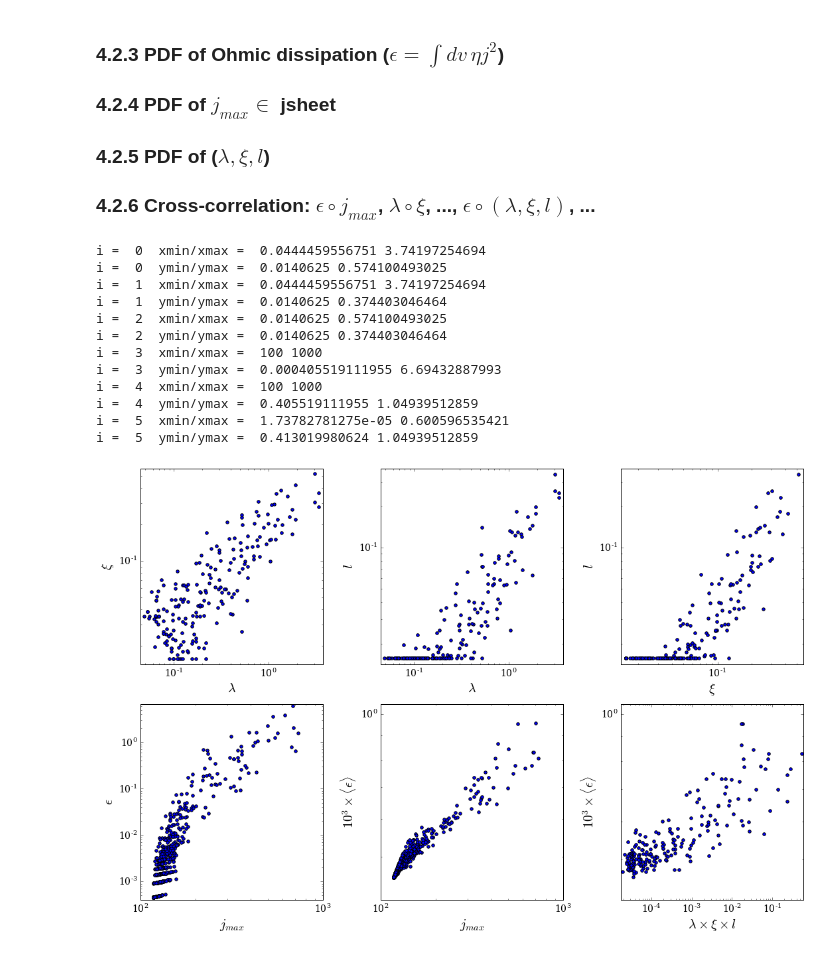
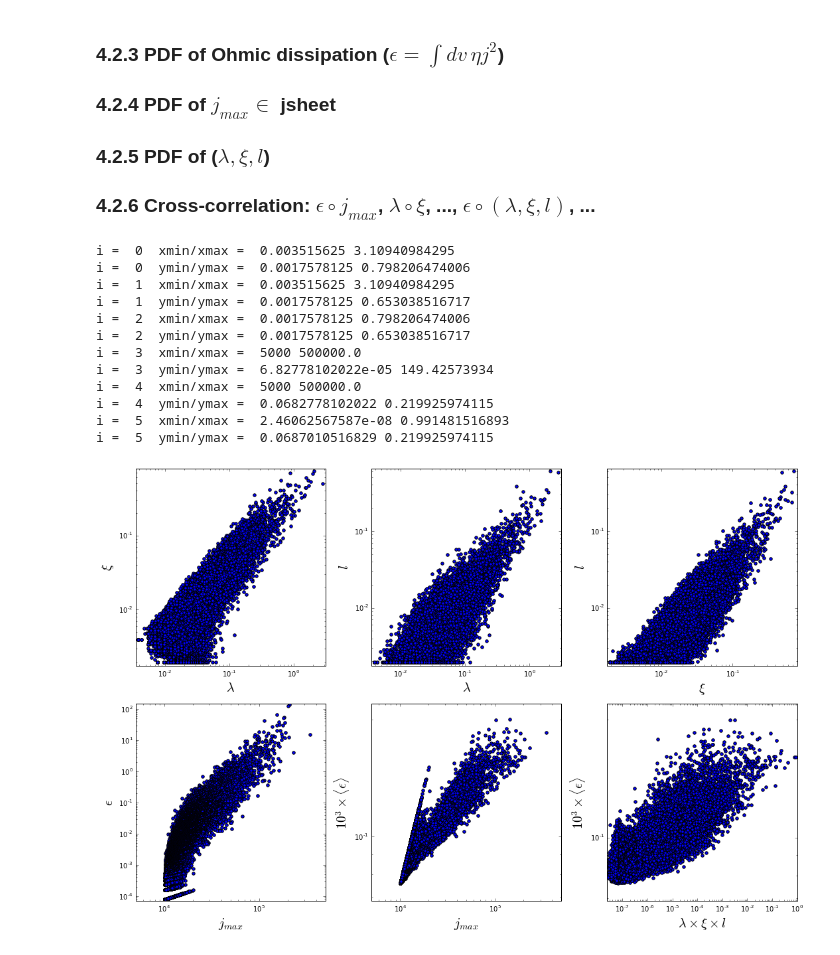
Before and after one commit to jmshi/reconnection, a Jupyter notebook: Finding the current sheet.ipynb, the cells around one changed output. Cells and saved outputs as stored; diff of their text form; code cells hidden in the pictures.

```diff
--- a/Finding the current sheet.ipynb
+++ b/Finding the current sheet.ipynb
@@ -264,7 +433,7 @@ plt.tight_layout()
 #from mpl_toolkits.axes_grid1 import make_axes_locatable
 
 # can we search for the current given a point on the grid?
-(s,t,v) = (59, 124, 21)  #jlist[2] # jlist[5] <--(80,100,16) # a given point
+(s,t,v) = (301, 289, 556)  #jlist[2] # jlist[0] <--[301 289 556] # a given point
 #print jlist_sorted[2].keys()
 
 for i in range(0,len(jlist_sorted)):
@@ -386,6 +567,7 @@ plt.tight_layout()
 # %%
 from sklearn.decomposition import PCA
 # prepare grid points with sheet found above
+jsheet = jlist_sorted[0]
 locs = np.array(jsheet.keys())
 
 pca = PCA(n_components=3)
@@ -517,7 +711,9 @@ for i in range(3):
   plt.locator_params(axis='x',nbins=6)
   plt.ylabel('Counts',size=20)
   #plt.title('Histogram of '+r' $d_{}:$'.format(str(i)),size=16)
+  if(i==2):
+    plt.text(0.5,0.5,size_label,rotation=90,size=13)
 
-plt.text (80,450,size_label,rotation=90,size=13)
+
 plt.tight_layout()
 # %% [output]
@@ -583,7 +783,7 @@ number of sheets > 9cells =  204
 # %%
 import matplotlib.gridspec as gridspec
 
-jth=118.1
+jth=10182.3247772
 #print size
 nframe = 2
 nplot  = 3
@@ -594,44 +794,45 @@ gs = gridspec.GridSpec(2, 3)
 for i in np.arange(6):
   if (i==3):
     hdata = jmax
-    vrange = (jth,800)
-    nbins=10
+    vrange = (jth,2e5)
+    nbins=100
     xlab = r'$j_{max}$'
   if (i==4):
     hdata = diss
     vrange = (0,2)
-    nbins = 10
+    nbins = 100
     xlab = r'$\epsilon$'
   if (i==5):
-    hdata = np.array(diss)/np.array(ncells)*1e3
-    vrange = (0,1.5)
+    hdata = np.array(diss)/np.array(ncells)*1e4 #/((x[1]-x[0])**3)
+    vrange = (0,3)
     nbins = 10
-    xlab = r'$10^3\times\langle\epsilon\rangle$'
+    xlab = r'\langle\epsilon\rangle$'
+    xlab = r'$10^4\times\langle\epsilon\rangle$'
   if (i==0):
     hdata = np.array(size)[:,0]
     vrange = (0,4)
-    nbins = 10
+    nbins = 100
     xlab = r'$\lambda$'
   if (i==1):
     hdata = np.array(size)[:,1]
-    vrange = (0,0.5)
-    nbins = 10
+    vrange = (0,0.6)
+    nbins = 100
     xlab = r'$\xi$'
   if (i==2):
     hdata = np.array(size)[:,2]
-    vrange = (0,0.5)
-    nbins = 10
+    vrange = (0,0.6)
+    nbins = 100
     xlab = r'$l$'
   fig.add_subplot(gs[i])
   if (i< 3):
     n, bins, patches = plt.hist(hdata, nbins, normed=False, facecolor='green', range=vrange, alpha=0.75)
-    plt.text(vrange[0],700,'total counts: '+str(len(hdata)),size=20,color='g')
+    plt.text(vrange[0],7000,'total counts: '+str(len(hdata)),size=20,color='g')
   else:
      n, bins, patches = plt.hist(hdata, nbins, normed=False, facecolor='blue', range=vrange, alpha=0.5)
      n1, bins1, patches1 = plt.hist(hdata[:len(np.array(size)[:,0])],
                                     nbins, normed=False, facecolor='green', range=vrange, alpha=0.75)
-     plt.text(vrange[0],700,'total counts: '+str(len(np.array(size)[:,0])),size=20,color='g')
-     plt.text(vrange[0],400,'total counts: '+str(len(hdata)),size=20,color='b')
+     plt.text(vrange[0],7000,'total counts: '+str(len(np.array(size)[:,0])),size=20,color='g')
+     plt.text(vrange[0],4000,'total counts: '+str(len(hdata)),size=20,color='b')
 
   plt.xlabel(xlab,size=20)
   plt.ylabel('Counts',size=15)
@@ -718,48 +919,48 @@ for i in np.arange(6):
 
   ax.set_xlabel(xlab,size=20)
   ax.set_ylabel(ylab,size=20)
   vmin = np.min(hdata_x)*0.9; vmax = np.max(hdata_x)*1.1
   if (vmin <= 0):
     vmin =1e-2
     if (i==5):
       vmin =1e-5
   if (i==3 or i==4):
-    vmin = 100
-    vmax = 1000
+    vmin = 5000
+    vmax = 5e5
   ax.set_xlim(vmin,vmax)
   print 'i = ',i,' xmin/xmax = ',vmin,vmax
 
   vmin = np.min(hdata_y)*0.9; vmax = np.max(hdata_y)*1.1
   if (vmin <= 0):
     vmin =1e-2
     if (i==5):
       vmin =1e-1
 
   ax.set_ylim(vmin,vmax)
   print 'i = ',i,' ymin/ymax = ',vmin,vmax
   ax.set_xscale("log")
   ax.set_yscale("log")
   ax.axhline(linewidth=8)
   ax.axvline(linewidth=8)
 
 
 
   #plt.title(r'$\mathrm{Histogram\ of\ d_i:}$')
 plt.tight_layout()
 # %% [output]
-i =  0  xmin/xmax =  0.0444459556751 3.74197254694
-i =  0  ymin/ymax =  0.0140625 0.574100493025
-i =  1  xmin/xmax =  0.0444459556751 3.74197254694
-i =  1  ymin/ymax =  0.0140625 0.374403046464
-i =  2  xmin/xmax =  0.0140625 0.574100493025
-i =  2  ymin/ymax =  0.0140625 0.374403046464
-i =  3  xmin/xmax =  100 1000
-i =  3  ymin/ymax =  0.000405519111955 6.69432887993
-i =  4  xmin/xmax =  100 1000
-i =  4  ymin/ymax =  0.405519111955 1.04939512859
-i =  5  xmin/xmax =  1.73782781275e-05 0.600596535421
-i =  5  ymin/ymax =  0.413019980624 1.04939512859
+i =  0  xmin/xmax =  0.003515625 3.10940984295
+i =  0  ymin/ymax =  0.0017578125 0.798206474006
+i =  1  xmin/xmax =  0.003515625 3.10940984295
+i =  1  ymin/ymax =  0.0017578125 0.653038516717
+i =  2  xmin/xmax =  0.0017578125 0.798206474006
+i =  2  ymin/ymax =  0.0017578125 0.653038516717
+i =  3  xmin/xmax =  5000 500000.0
+i =  3  ymin/ymax =  6.82778102022e-05 149.42573934
+i =  4  xmin/xmax =  5000 500000.0
+i =  4  ymin/ymax =  0.0682778102022 0.219925974115
+i =  5  xmin/xmax =  2.46062567587e-08 0.991481516893
+i =  5  ymin/ymax =  0.0687010516829 0.219925974115
-[figure, old version]
+[figure, new version]
 # %%
 lamb = np.array(size)[:,0]
 xi   = np.array(size)[:,1]
```
Also changed, not shown: parts of 39 cells of this notebook, 4 other files.
